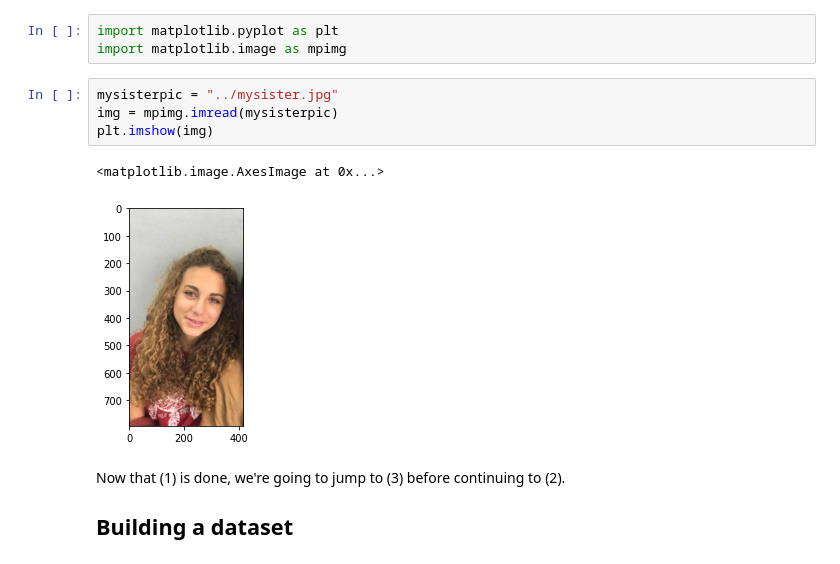
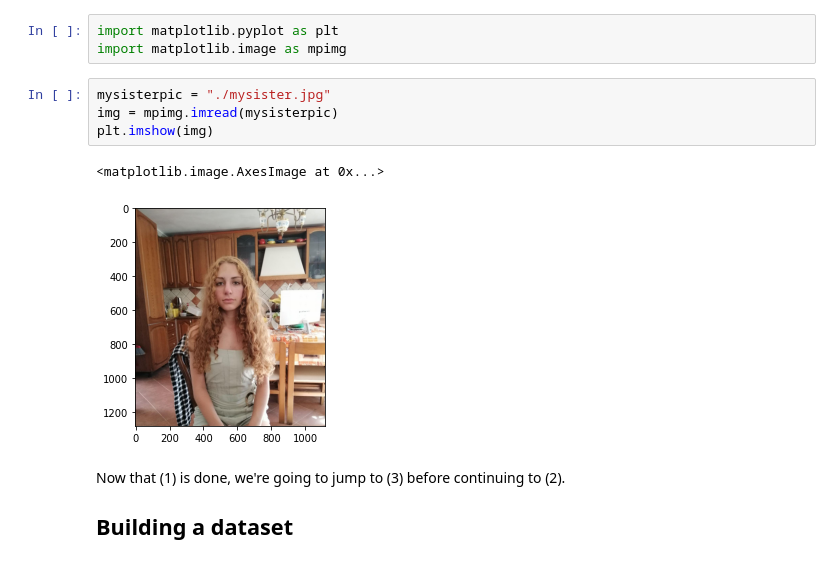
Before and after one commit to GiuliaLanzillotta/My-ML-exercises, a Jupyter notebook: Turning_my_sister_into_an_old_painting.ipynb, the cells around one changed output. Cells and saved outputs as stored; diff of their text form.

```diff
--- a/Turning_my_sister_into_an_old_painting.ipynb
+++ b/Turning_my_sister_into_an_old_painting.ipynb
@@ -21,12 +21,12 @@ The first thing we do is (1).
 import matplotlib.pyplot as plt
 import matplotlib.image as mpimg
 # %%
-mysisterpic = "../mysister.jpg"
+mysisterpic = "./mysister.jpg"
 img = mpimg.imread(mysisterpic)
 plt.imshow(img)
 # %% [output]
 <matplotlib.image.AxesImage at 0x...>
-[figure, old version]
+[figure, new version]
 # %% [markdown]
 Now that (1) is done, we're going to jump to (3) before continuing to (2).
 ## Building a dataset
```
Also changed, not shown: parts of 21 cells of this notebook.
